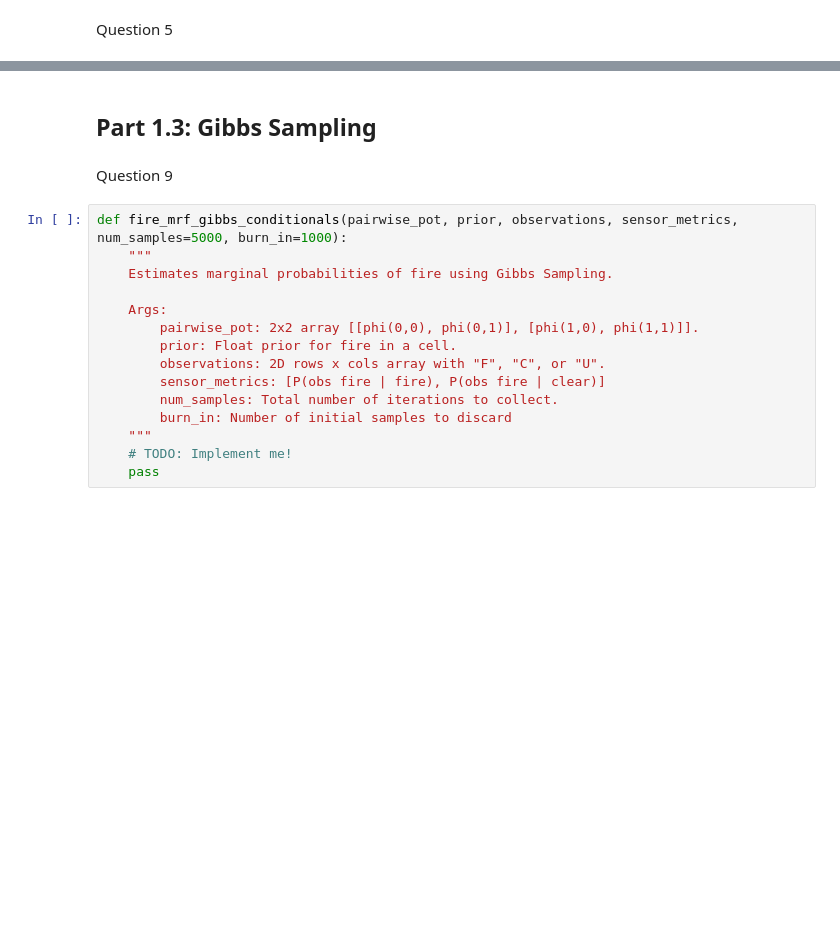
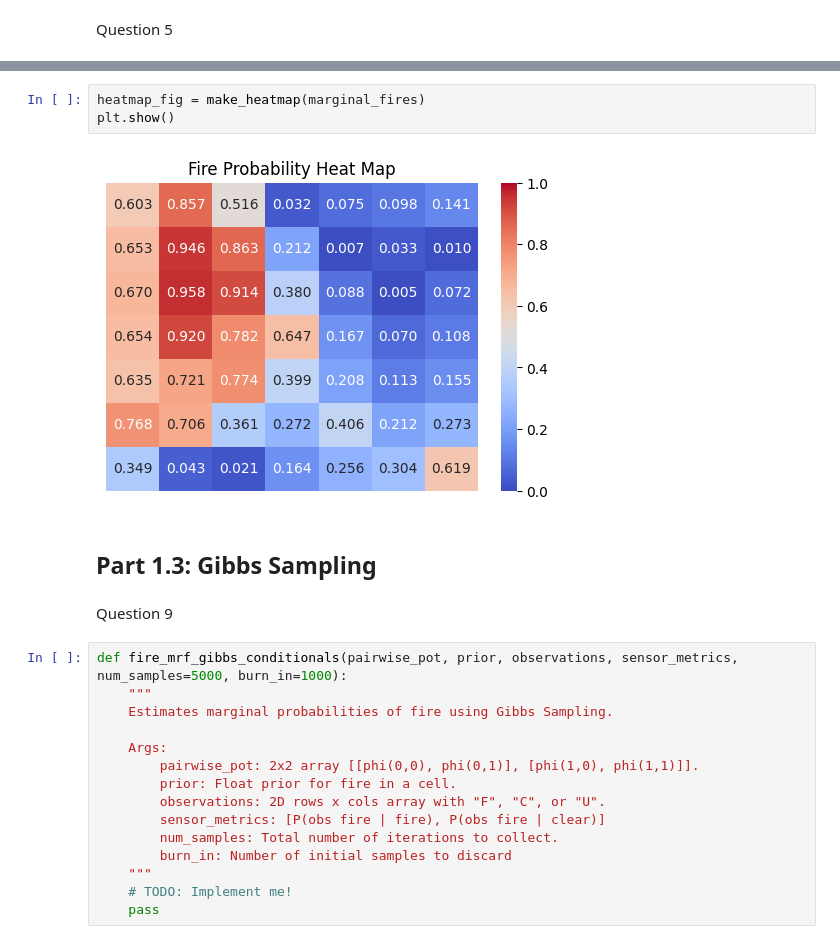
Before and after one commit to EmIbrahimovic/sp26_6_4110_hw_colabs, a Jupyter notebook: MP02.ipynb, the cells around one changed output, grey strips where cells are left out. Drawn from its saved outputs; the diff is of its cells as text; blank space fills up the shorter version.

```diff
--- a/MP02.ipynb
+++ b/MP02.ipynb
@@ -437,3 +572,8 @@ def fire_mrf_lbp_conditionals(pairwise_pot, prior, observations, sensor_metrics,
+# %%
+heatmap_fig = make_heatmap(marginal_fires)
+plt.show()
+# %% [output]
+[figure, added]
 # %% [markdown]
 ## Part 1.3: Gibbs Sampling
 # %% [markdown]
```
Also changed, not shown: parts of 24 cells of this notebook.
